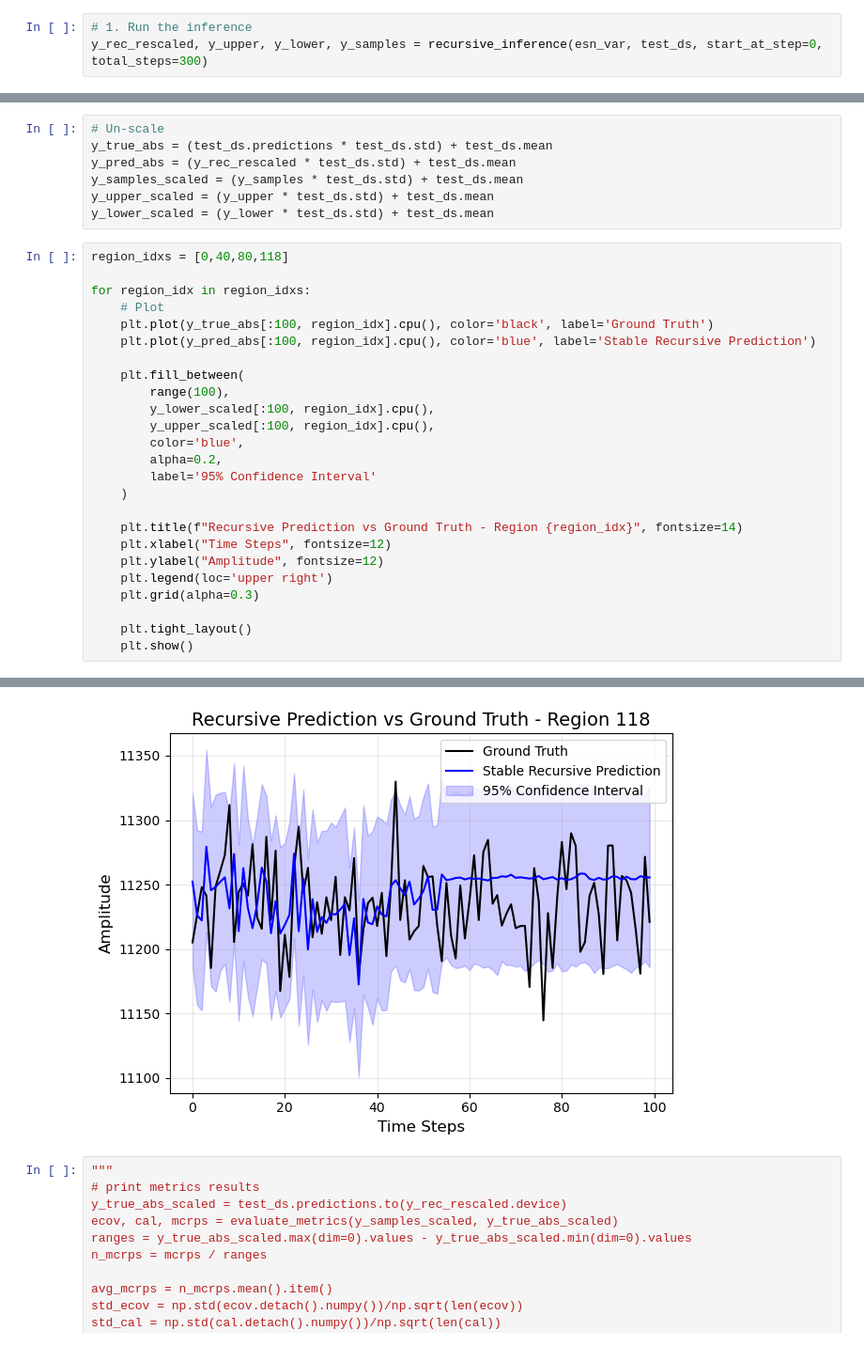
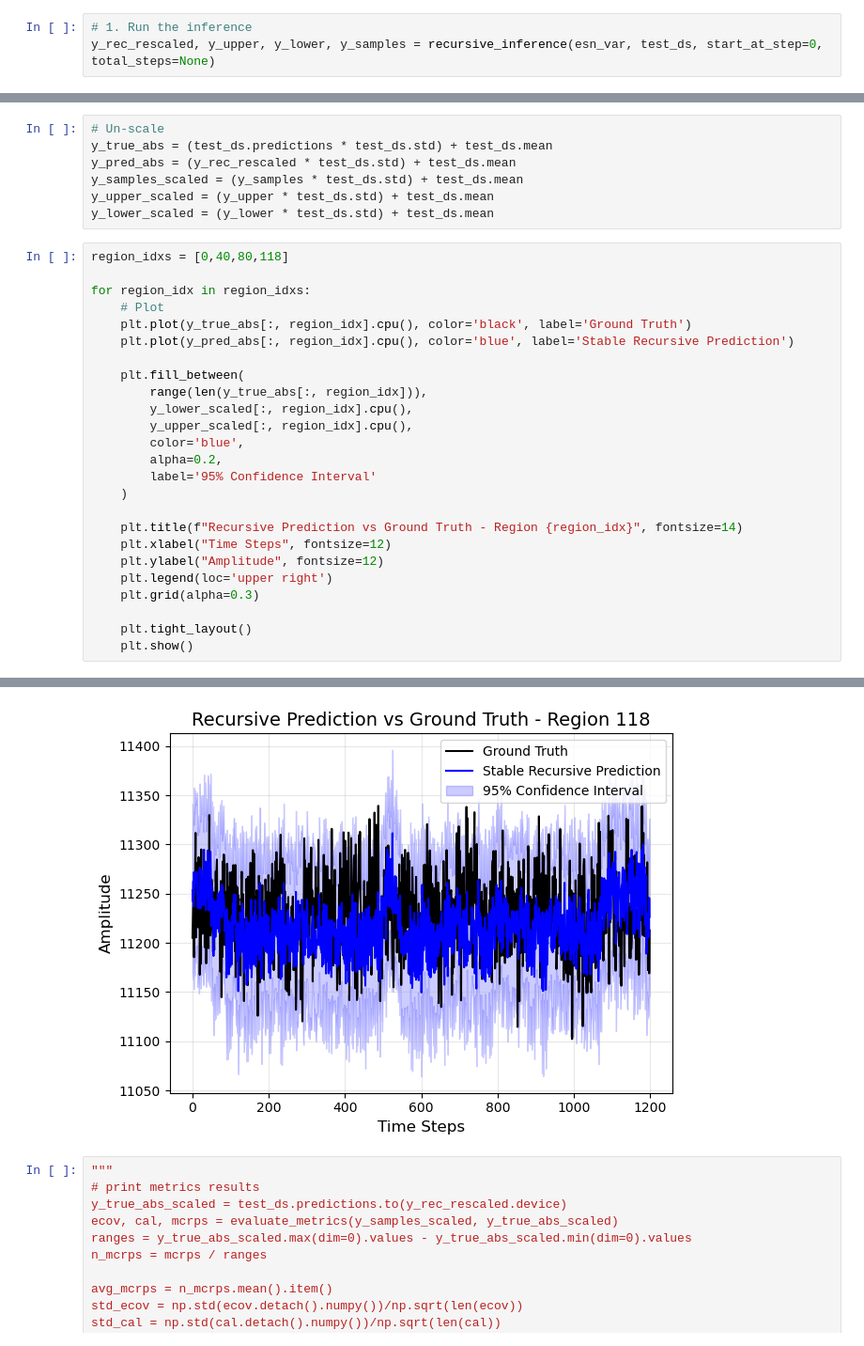
Before and after one commit to filippobezzi/Bayesian-Inference-in-High-Dimensional-Reservoir-Dynamics-for-Neural-Time-Series, a Jupyter notebook: real_data_test.ipynb, the cells around one changed output, grey strips where cells are left out. Shown at 94% size. Saved outputs shown, nothing was run; the diff lists cells and outputs as text.

```diff
--- a/real_data_test.ipynb
+++ b/real_data_test.ipynb
@@ -401,7 +401,7 @@ Text(170.72222222222223, 0.5, 'Regions')
 ## Recursive forecasting
 # %%
 # 1. Run the inference
-y_rec_rescaled, y_upper, y_lower, y_samples = recursive_inference(esn_var, test_ds, start_at_step=0, total_steps=300)
+y_rec_rescaled, y_upper, y_lower, y_samples = recursive_inference(esn_var, test_ds, start_at_step=0, total_steps=None)
 # %% [output]
 Step 0
 Step 10
@@ -432,13 +432,13 @@ region_idxs = [0,40,80,118]
 
 for region_idx in region_idxs:
     # Plot
-    plt.plot(y_true_abs[:100, region_idx].cpu(), color='black', label='Ground Truth')
-    plt.plot(y_pred_abs[:100, region_idx].cpu(), color='blue', label='Stable Recursive Prediction')
+    plt.plot(y_true_abs[:, region_idx].cpu(), color='black', label='Ground Truth')
+    plt.plot(y_pred_abs[:, region_idx].cpu(), color='blue', label='Stable Recursive Prediction')
 
     plt.fill_between(
-        range(100),
-        y_lower_scaled[:100, region_idx].cpu(),
-        y_upper_scaled[:100, region_idx].cpu(),
+        range(len(y_true_abs[:, region_idx])),
+        y_lower_scaled[:, region_idx].cpu(),
+        y_upper_scaled[:, region_idx].cpu(),
         color='blue',
         alpha=0.2,
         label='95% Confidence Interval'
@@ -459,4 +459,4 @@ for region_idx in region_idxs:
-[figure, old version]
+[figure, new version]
 # %%
 """
 # print metrics results
```
Also changed, not shown: parts of 13 cells of this notebook, 1 other file.
